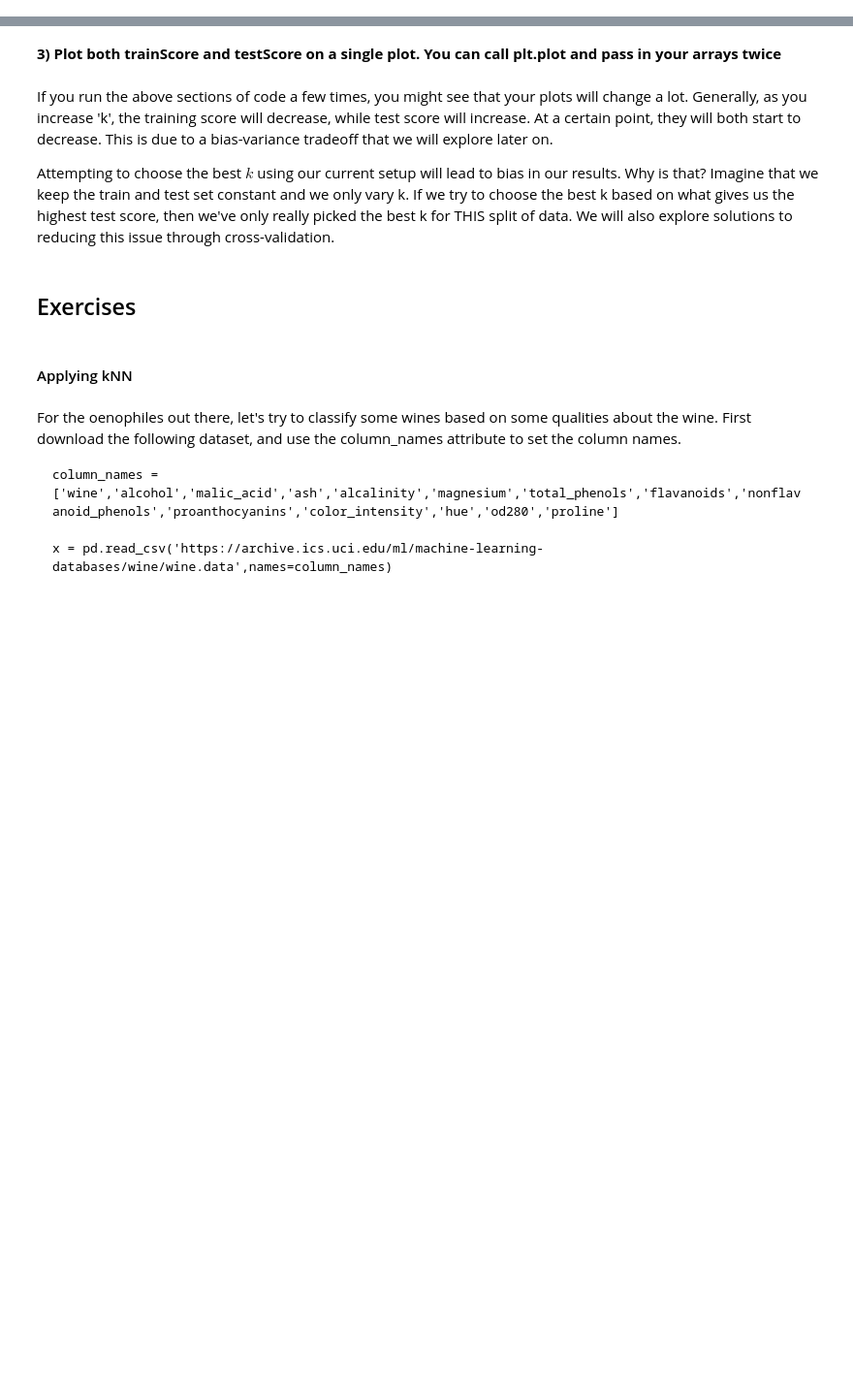
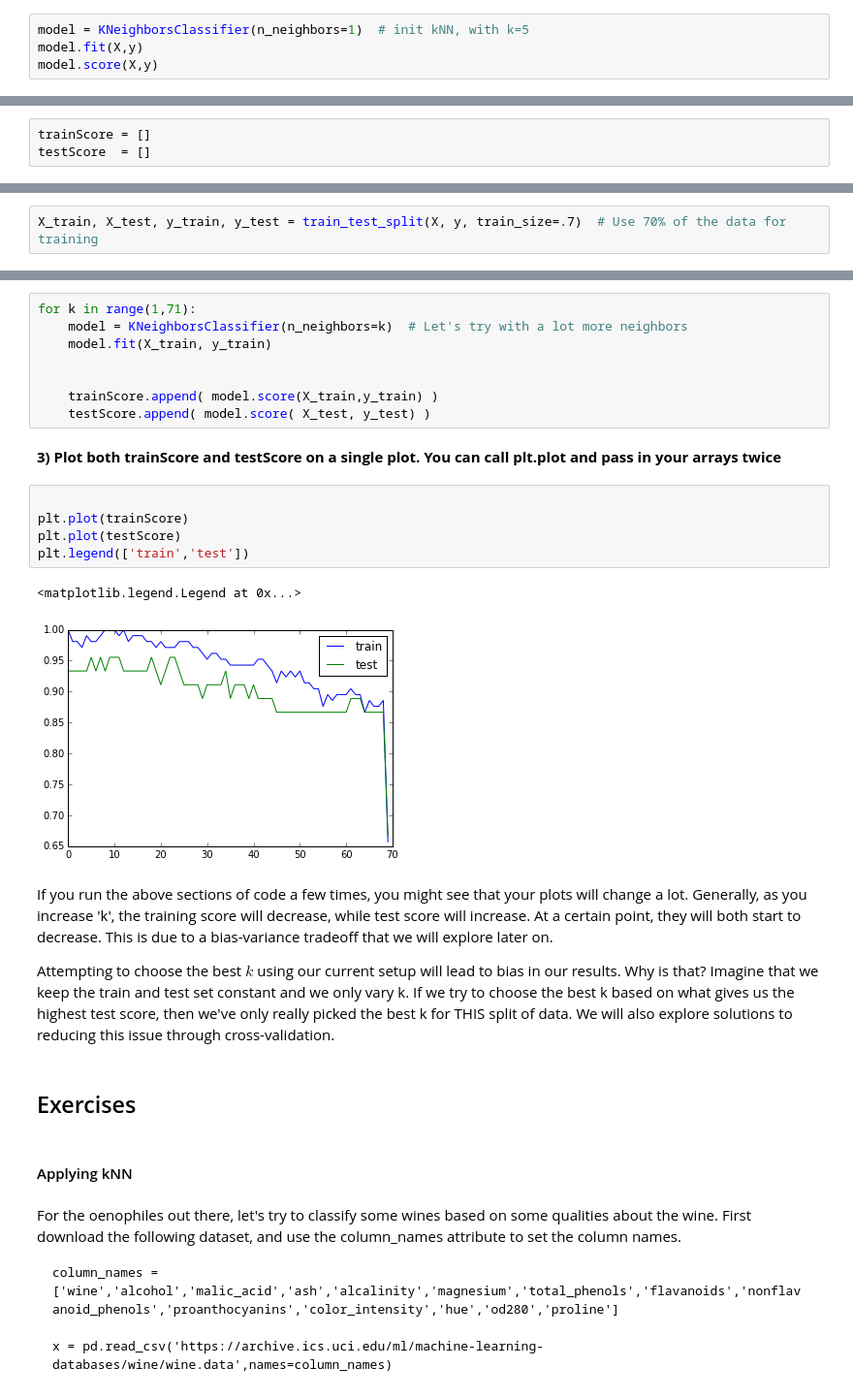
Before and after one commit to brianchandbound/ga-ds, a Jupyter notebook: 03_knn/03_knn.ipynb, the cells around one changed output, grey strips where cells are left out. Shown at 97% size. Drawn from its saved outputs; the diff is of its cells as text; blank space fills up the shorter version.

```diff
--- a/03_knn/03_knn.ipynb
+++ b/03_knn/03_knn.ipynb
@@ -125,3 +230,7 @@ Our quality measure, will be #Predictions correct / Total # Predictions.
 - However, this number is because we tested on the training set. The above method could be seen as cheating, since we had given all answers to the model to start with.
 
 **3) To illustrate this, try the process of fitting, predicting, and scoring using $k=1$ and see what happens.**
+# %%
+model = KNeighborsClassifier(n_neighbors=1)  # init kNN, with k=5
+model.fit(X,y)
+model.score(X,y)
@@ -151,4 +277,7 @@ print "Accuracy on test set:   ", model.score(X_test, y_test)
 Let's get a rough idea of how our training and test error changes as a function of $k$.
 
 **1) Create two arrays. Call them trainScore and testScore respectively.**
+# %%
+trainScore = []
+testScore  = []
 # %% [markdown]
@@ -156,7 +285,25 @@ Let's get a rough idea of how our training and test error changes as a function
+# %%
+X_train, X_test, y_train, y_test = train_test_split(X, y, train_size=.7)  # Use 70% of the data for training
 # %% [markdown]
 **2) For $k = 1, 2, 3, ..., 70$, fit a model using the particular value of k. Append the score on the training set to $trainScore$, and append the score on the test set to $testScore$ respectively.**
+# %%
+for k in range(1,71):
+    model = KNeighborsClassifier(n_neighbors=k)  # Let's try with a lot more neighbors
+    model.fit(X_train, y_train)
+
+
+    trainScore.append( model.score(X_train,y_train) )
+    testScore.append( model.score( X_test, y_test) )
 # %% [markdown]
 **3) Plot both trainScore and testScore on a single plot. You can call plt.plot and pass in your arrays twice**
+# %%
+
+plt.plot(trainScore)
+plt.plot(testScore)
+plt.legend(['train','test'])
+# %% [output]
+<matplotlib.legend.Legend at 0x...>
+[figure, added]
 # %% [markdown]
 If you run the above sections of code a few times, you might see that your plots will change a lot. Generally, as you increase 'k', the training score will decrease, while test score will increase. At a certain point, they will both start to decrease. This is due to a bias-variance tradeoff that we will explore later on.
 
```
Also changed, not shown: parts of 23 cells of this notebook, 4 other files.
